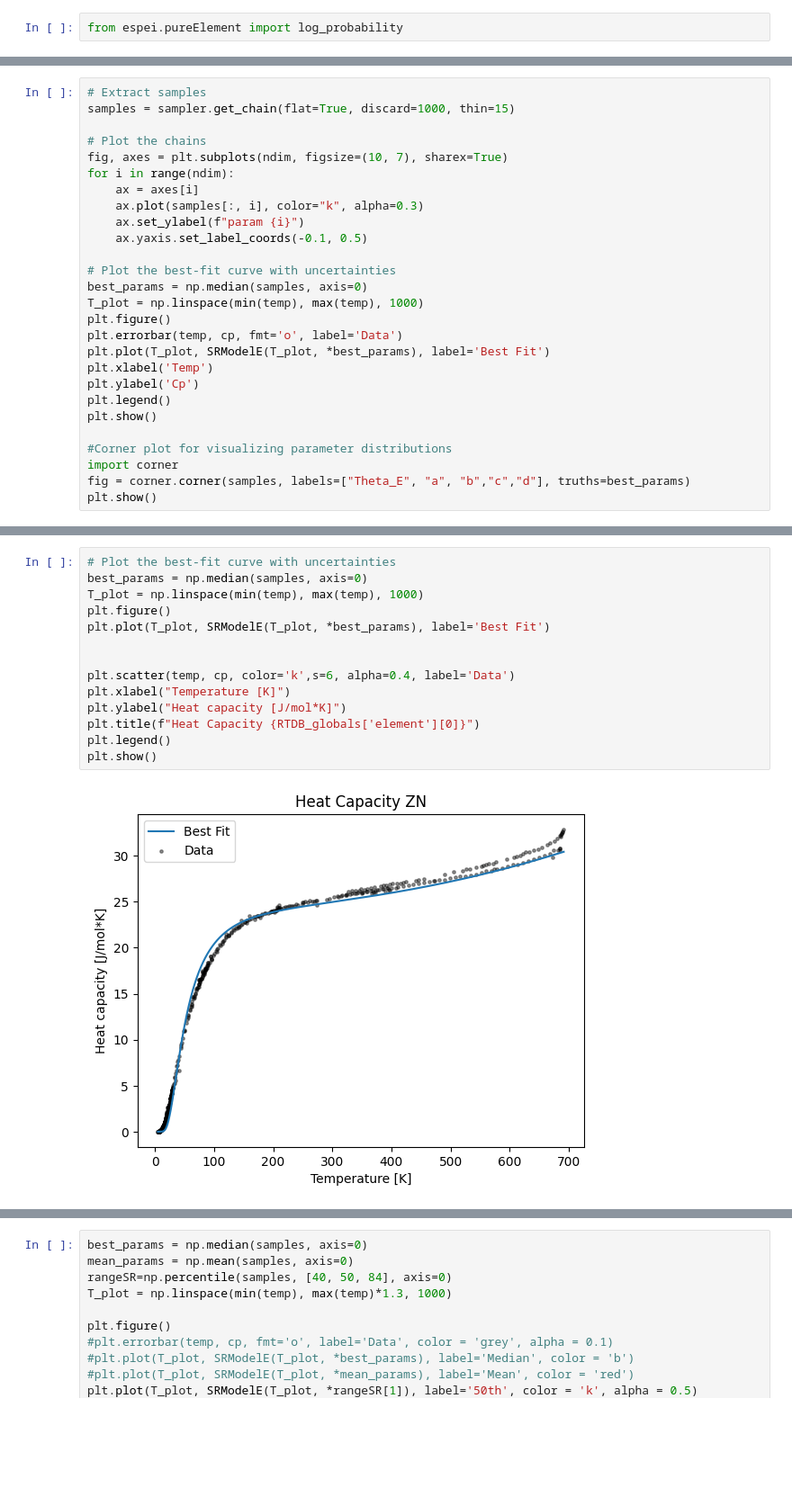
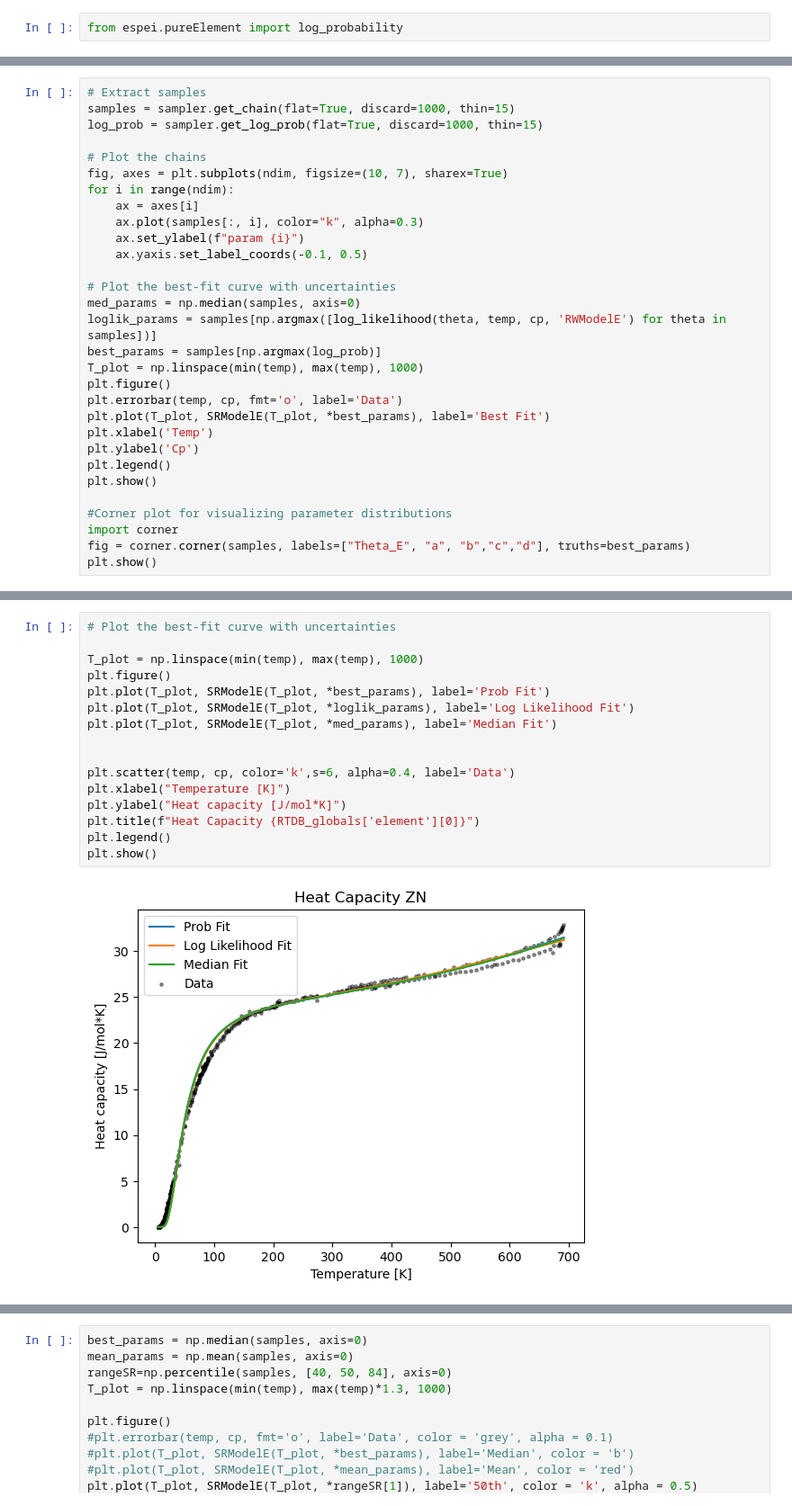
Before and after one commit to amr8004/PureElementPRL, a Jupyter notebook: 41_Elements/HCP/Zn.ipynb, the cells around one changed output, grey strips where cells are left out. Shown at 90% size. Drawn from its saved outputs; the diff is of its cells as text; blank space fills up the shorter version.

```diff
--- a/41_Elements/HCP/Zn.ipynb
+++ b/41_Elements/HCP/Zn.ipynb
@@ -138,6 +142,7 @@ State([[ 1.67143534e+02  7.00600948e-03  7.67018691e-02  7.68921665e+15
 # %%
 # Extract samples
 samples = sampler.get_chain(flat=True, discard=1000, thin=15)
+log_prob = sampler.get_log_prob(flat=True, discard=1000, thin=15)
 
 # Plot the chains
 fig, axes = plt.subplots(ndim, figsize=(10, 7), sharex=True)
@@ -148,7 +153,9 @@ for i in range(ndim):
     ax.yaxis.set_label_coords(-0.1, 0.5)
 
 # Plot the best-fit curve with uncertainties
-best_params = np.median(samples, axis=0)
+med_params = np.median(samples, axis=0)
+loglik_params = samples[np.argmax([log_likelihood(theta, temp, cp, 'RWModelE') for theta in samples])]
+best_params = samples[np.argmax(log_prob)]
 T_plot = np.linspace(min(temp), max(temp), 1000)
 plt.figure()
 plt.errorbar(temp, cp, fmt='o', label='Data')
@@ -172,19 +176,21 @@ WARNING:root:Too few points to create valid contours
 # %%
 # Plot the best-fit curve with uncertainties
-best_params = np.median(samples, axis=0)
+
 T_plot = np.linspace(min(temp), max(temp), 1000)
 plt.figure()
-plt.plot(T_plot, SRModelE(T_plot, *best_params), label='Best Fit')
+plt.plot(T_plot, SRModelE(T_plot, *best_params), label='Prob Fit')
+plt.plot(T_plot, SRModelE(T_plot, *loglik_params), label='Log Likelihood Fit')
+plt.plot(T_plot, SRModelE(T_plot, *med_params), label='Median Fit')
 
 
 plt.scatter(temp, cp, color='k',s=6, alpha=0.4, label='Data')
 plt.xlabel("Temperature [K]")
 plt.ylabel("Heat capacity [J/mol*K]")
 plt.title(f"Heat Capacity {RTDB_globals['element'][0]}")
 plt.legend()
 plt.show()
 # %% [output]
-[figure, old version]
+[figure, new version]
 # %%
 from IPython.display import display, Math
 
```
Also changed, not shown: parts of 6 cells of this notebook, 9 other files.
